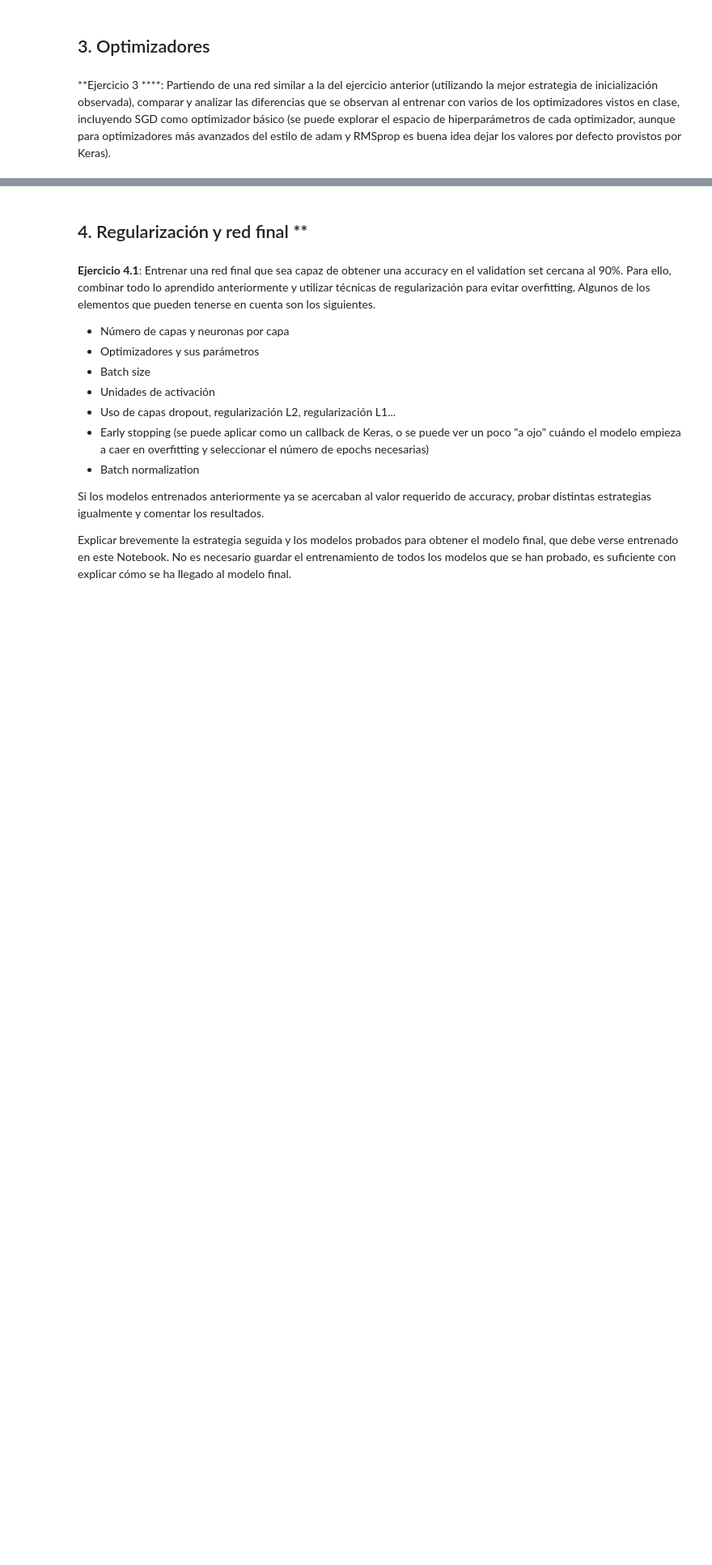
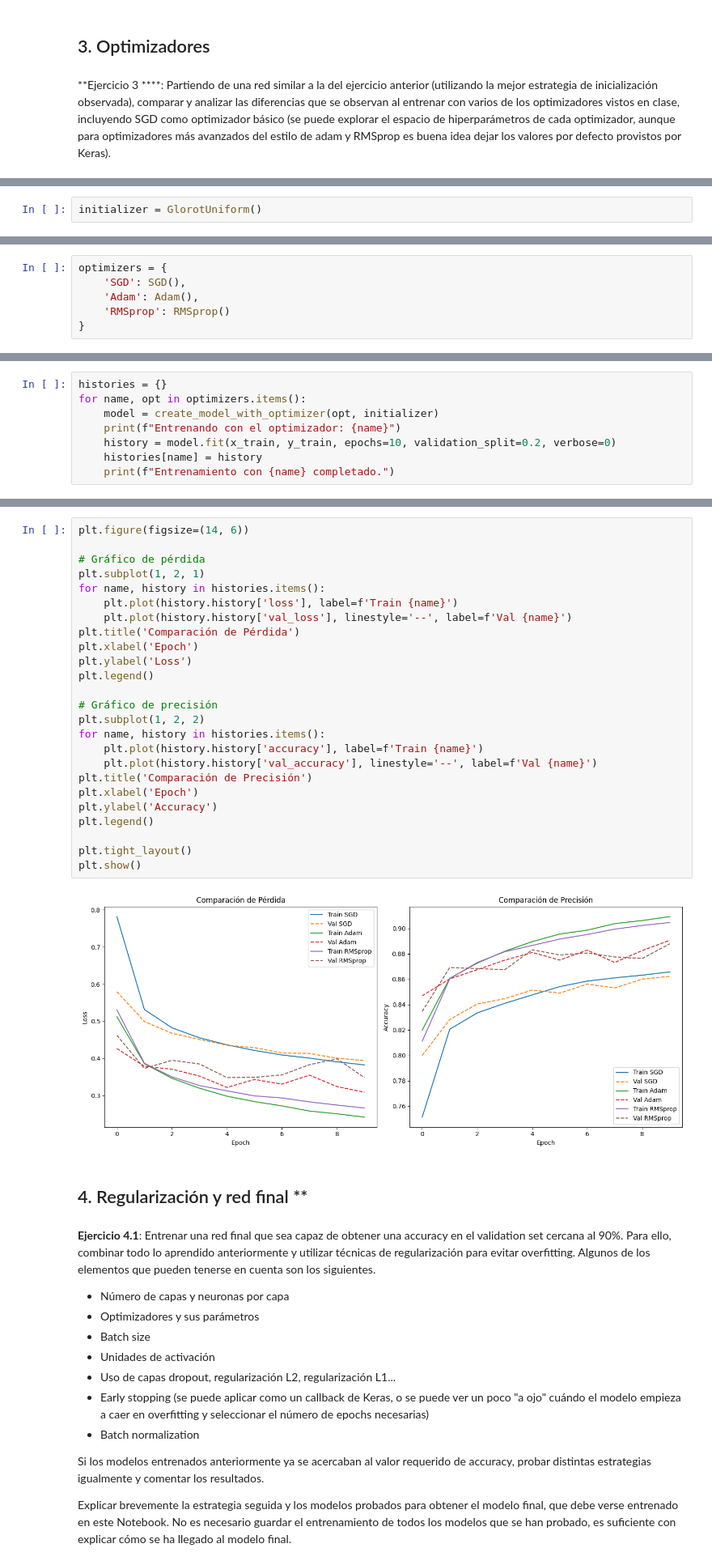
Before and after one commit to adronmarsh/IA, a Jupyter notebook: Sistemas_de_Aprendizaje_Automático/U005-Entrenamiento_redes_neuronales/Funciones_de_activación/Lab 2_ Aspectos_prácticos_de_las_redes_neuronales.ipynb, the cells around one changed output, grey strips where cells are left out. Shown: that part at 81% size. Drawn from its saved outputs; the diff is of its cells as text; blank space fills up the shorter version.

```diff
--- a/Sistemas_de_Aprendizaje_Automático/U005-Entrenamiento_redes_neuronales/Funciones_de_activación/Lab 2_ Aspectos_prácticos_de_las_redes_neuronales.ipynb
+++ b/Sistemas_de_Aprendizaje_Automático/U005-Entrenamiento_redes_neuronales/Funciones_de_activación/Lab 2_ Aspectos_prácticos_de_las_redes_neuronales.ipynb
@@ -212,0 +313,2 @@ En este ejercicio, vamos a evaluar la importancia de una correcta inicializació
+# %%
+initializer = GlorotUniform()
@@ -212,0 +317,6 @@ En este ejercicio, vamos a evaluar la importancia de una correcta inicializació
+# %%
+optimizers = {
+    'SGD': SGD(),
+    'Adam': Adam(),
+    'RMSprop': RMSprop()
+}
@@ -212,0 +325,8 @@ En este ejercicio, vamos a evaluar la importancia de una correcta inicializació
+# %%
+histories = {}
+for name, opt in optimizers.items():
+    model = create_model_with_optimizer(opt, initializer)
+    print(f"Entrenando con el optimizador: {name}")
+    history = model.fit(x_train, y_train, epochs=10, validation_split=0.2, verbose=0)
+    histories[name] = history
+    print(f"Entrenamiento con {name} completado.")
@@ -213,3 +342,30 @@ En este ejercicio, vamos a evaluar la importancia de una correcta inicializació
+# %%
+plt.figure(figsize=(14, 6))
+
+# Gráfico de pérdida
+plt.subplot(1, 2, 1)
+for name, history in histories.items():
+    plt.plot(history.history['loss'], label=f'Train {name}')
+    plt.plot(history.history['val_loss'], linestyle='--', label=f'Val {name}')
+plt.title('Comparación de Pérdida')
+plt.xlabel('Epoch')
+plt.ylabel('Loss')
+plt.legend()
+
+# Gráfico de precisión
+plt.subplot(1, 2, 2)
+for name, history in histories.items():
+    plt.plot(history.history['accuracy'], label=f'Train {name}')
+    plt.plot(history.history['val_accuracy'], linestyle='--', label=f'Val {name}')
+plt.title('Comparación de Precisión')
+plt.xlabel('Epoch')
+plt.ylabel('Accuracy')
+plt.legend()
+
+plt.tight_layout()
+plt.show()
+# %% [output]
+[figure, added]
 # %% [markdown]
 ## 4. Regularización y red final **
 # %% [markdown]
```
Also changed, not shown: parts of 36 cells of this notebook, 1 other file.
